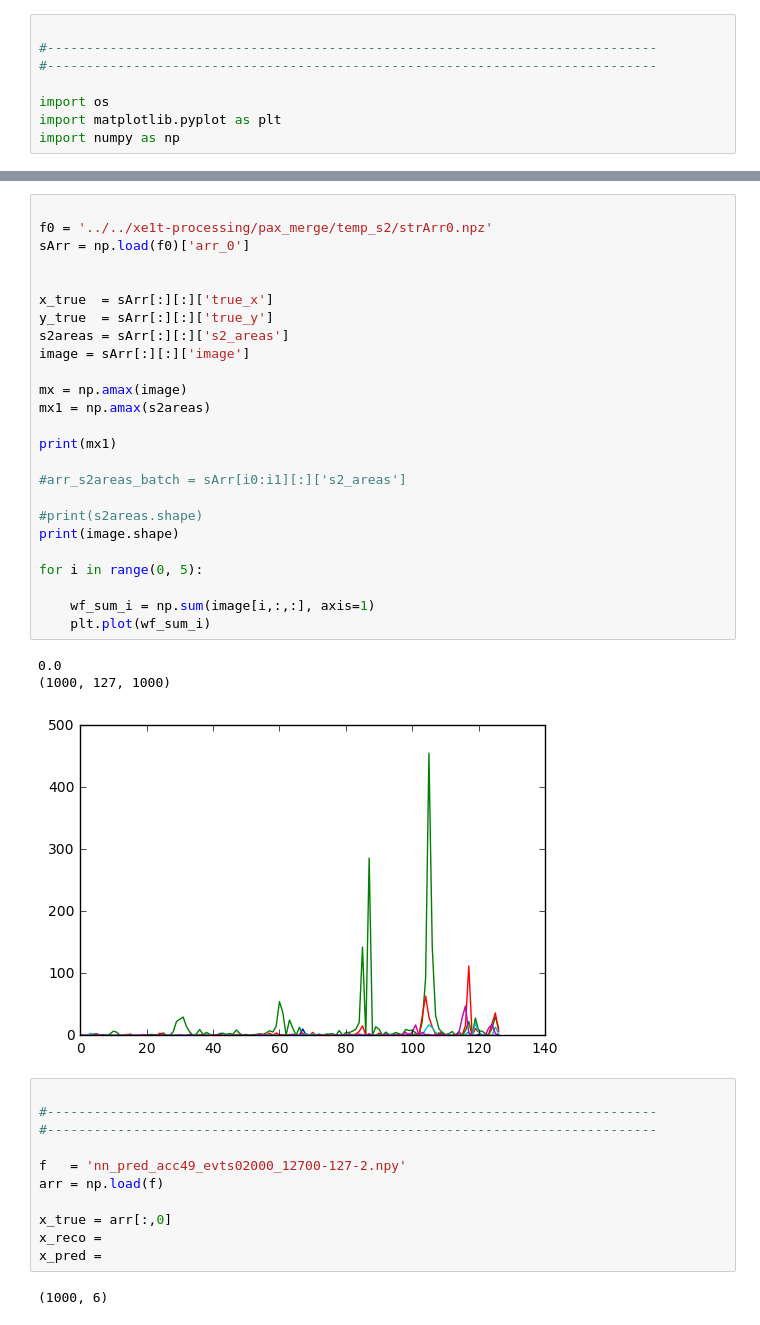
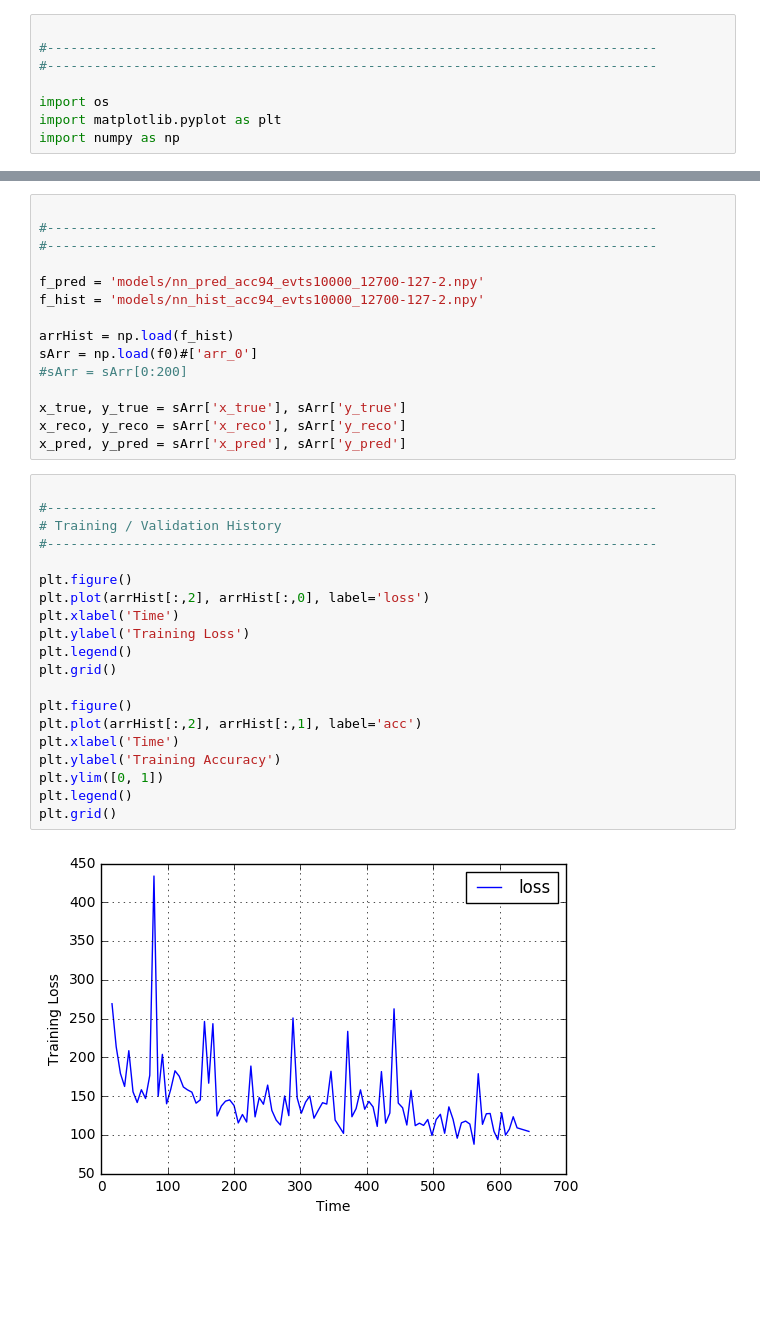
Before and after one commit to dbarg/pax_reconstruction, a Jupyter notebook: nn_s2waveforms_xy_evaluate.ipynb, the cells around one changed output, grey strips where cells are left out. Drawn from its saved outputs; the diff is of its cells as text; blank space fills up the shorter version.

```diff
--- a/nn_s2waveforms_xy_evaluate.ipynb
+++ b/nn_s2waveforms_xy_evaluate.ipynb
@@ -34,42 +9,37 @@ plt.legend()
-# %%
-
-f0 = '../../xe1t-processing/pax_merge/temp_s2/strArr0.npz'
-sArr = np.load(f0)['arr_0']
-
-
-x_true  = sArr[:][:]['true_x']
-y_true  = sArr[:][:]['true_y']
-s2areas = sArr[:][:]['s2_areas']
-image = sArr[:][:]['image']
-
-mx = np.amax(image)
-mx1 = np.amax(s2areas)
-
-print(mx1)
-
-#arr_s2areas_batch = sArr[i0:i1][:]['s2_areas']
-
-#print(s2areas.shape)
-print(image.shape)
-
-for i in range(0, 5):
-
-    wf_sum_i = np.sum(image[i,:,:], axis=1)
-    plt.plot(wf_sum_i)
-# %% [output]
-0.0
-(1000, 127, 1000)
-[figure, removed]
-# %%
-
-#------------------------------------------------------------------------------
-#------------------------------------------------------------------------------
-
-f   = 'nn_pred_acc49_evts02000_12700-127-2.npy'
-arr = np.load(f)
-
-x_true = arr[:,0]
-x_reco =
-x_pred =
-# %% [output]
-(1000, 6)
+# %%
+
+#------------------------------------------------------------------------------
+#------------------------------------------------------------------------------
+
+f_pred = 'models/nn_pred_acc94_evts10000_12700-127-2.npy'
+f_hist = 'models/nn_hist_acc94_evts10000_12700-127-2.npy'
+
+arrHist = np.load(f_hist)
+sArr = np.load(f0)#['arr_0']
+#sArr = sArr[0:200]
+
+x_true, y_true = sArr['x_true'], sArr['y_true']
+x_reco, y_reco = sArr['x_reco'], sArr['y_reco']
+x_pred, y_pred = sArr['x_pred'], sArr['y_pred']
+# %%
+
+#------------------------------------------------------------------------------
+# Training / Validation History
+#------------------------------------------------------------------------------
+
+plt.figure()
+plt.plot(arrHist[:,2], arrHist[:,0], label='loss')
+plt.xlabel('Time')
+plt.ylabel('Training Loss')
+plt.legend()
+plt.grid()
+
+plt.figure()
+plt.plot(arrHist[:,2], arrHist[:,1], label='acc')
+plt.xlabel('Time')
+plt.ylabel('Training Accuracy')
+plt.ylim([0, 1])
+plt.legend()
+plt.grid()
+# %% [output]
+[figure, added]
```
Also changed, not shown: parts of 7 cells of this notebook, 4 other files.
